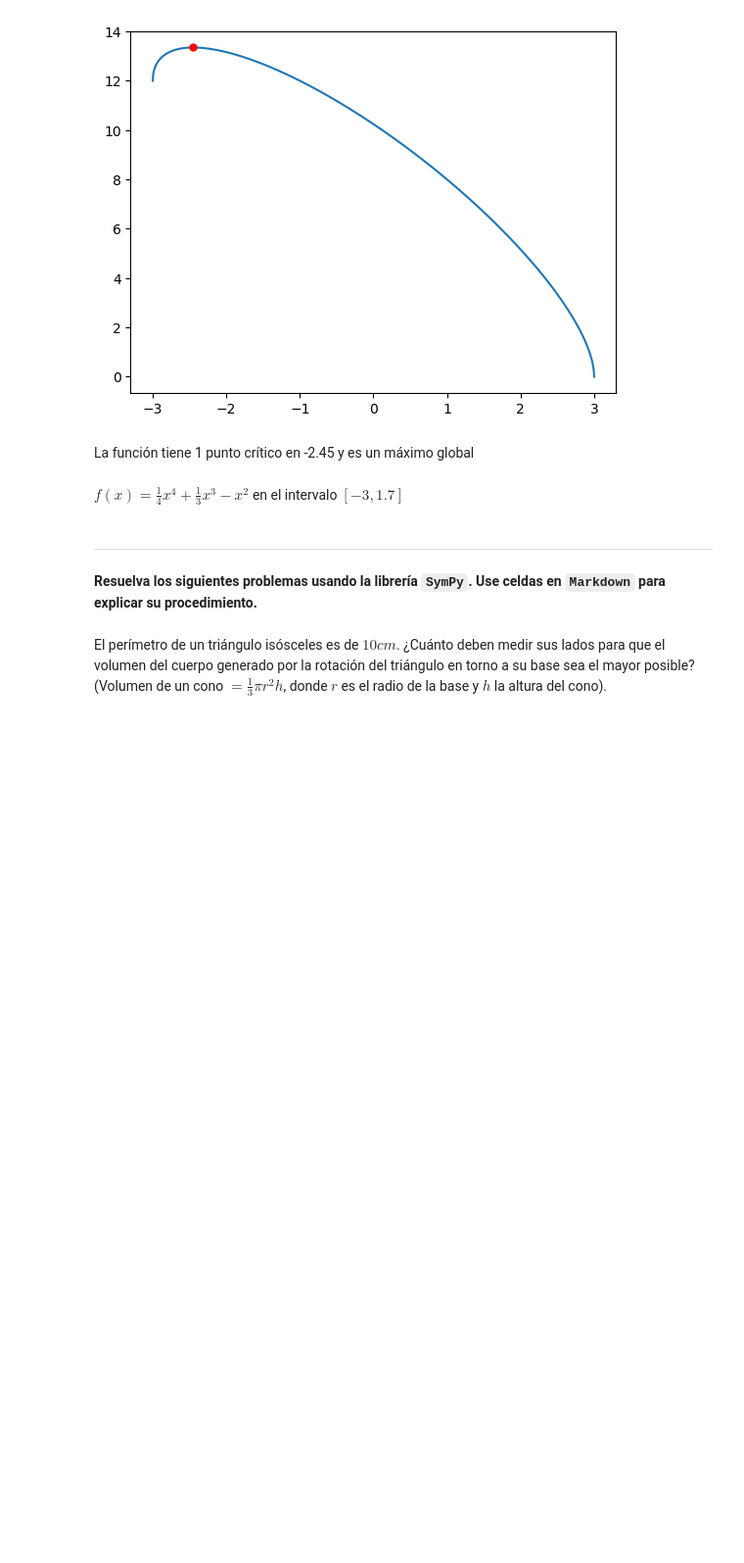
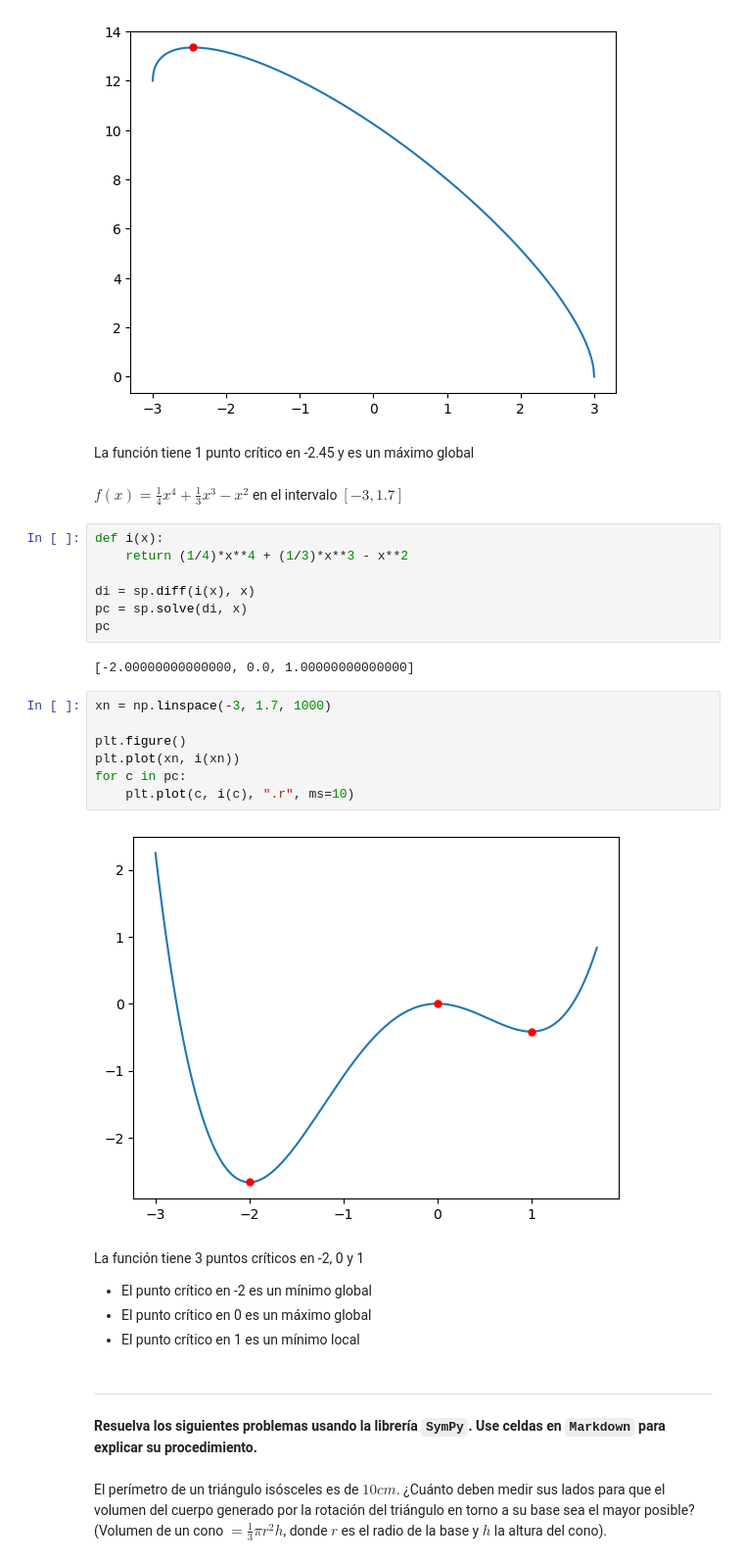
Before and after one commit to zayo1511/hello-world, a Jupyter notebook: A02 - Sympy.ipynb, the cells around one changed output. Shown at 98% size. Saved outputs shown, nothing was run; the diff lists cells and outputs as text; blank space fills up the shorter version.

```diff
--- a/A02 - Sympy.ipynb
+++ b/A02 - Sympy.ipynb
@@ -85,6 +85,29 @@ plt.plot(pc[0], h(pc[0]), ".r", ms=10)
 La función tiene 1 punto crítico en -2.45 y es un máximo global
 # %% [markdown]
 $f(x)=\frac{1}{4}x^4+\frac{1}{3}x^3-x^2$ en el intervalo $[-3,1.7]$
+# %%
+def i(x):
+    return (1/4)*x**4 + (1/3)*x**3 - x**2
+
+di = sp.diff(i(x), x)
+pc = sp.solve(di, x)
+pc
+# %% [output]
+[-2.00000000000000, 0.0, 1.00000000000000]
+# %%
+xn = np.linspace(-3, 1.7, 1000)
+
+plt.figure()
+plt.plot(xn, i(xn))
+for c in pc:
+    plt.plot(c, i(c), ".r", ms=10)
+# %% [output]
+[figure, added]
+# %% [markdown]
+La función tiene 3 puntos críticos en -2, 0 y 1
+- El punto crítico en -2 es un mínimo global
+- El punto crítico en 0 es un máximo global
+- El punto crítico en 1 es un mínimo local
 # %% [markdown]
 ---
 **Resuelva los siguientes problemas usando la librería `SymPy`. Use celdas en `Markdown` para explicar su procedimiento.**
```
Also changed, not shown: parts of 36 cells of this notebook.
